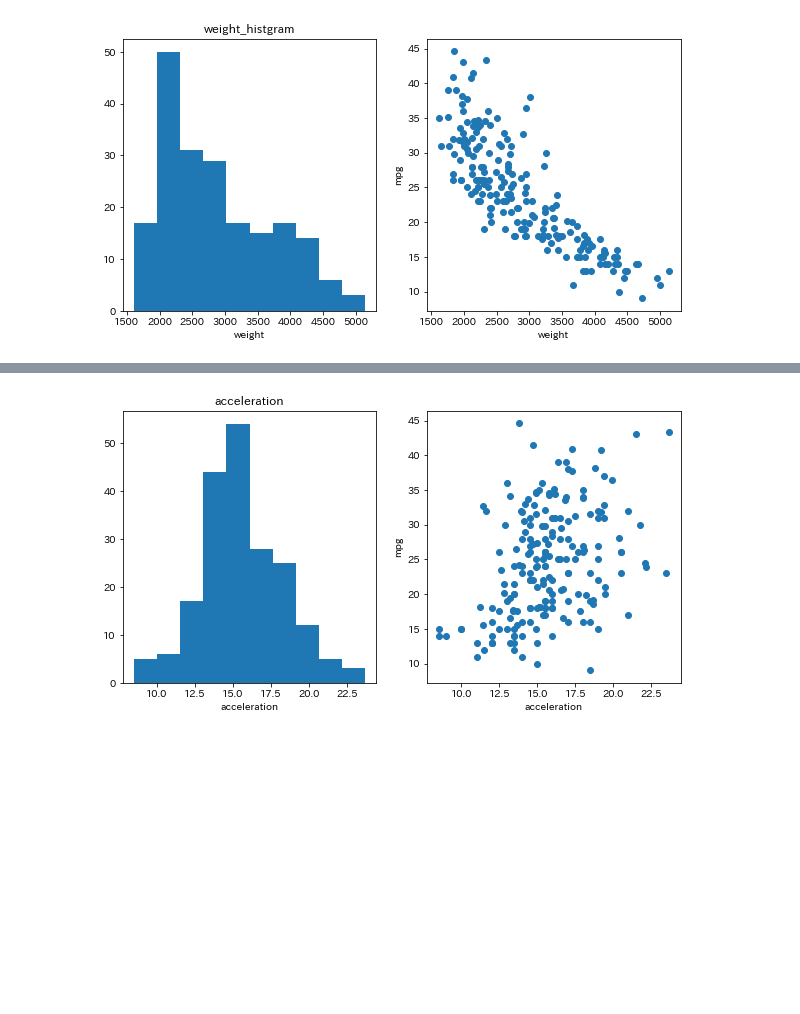
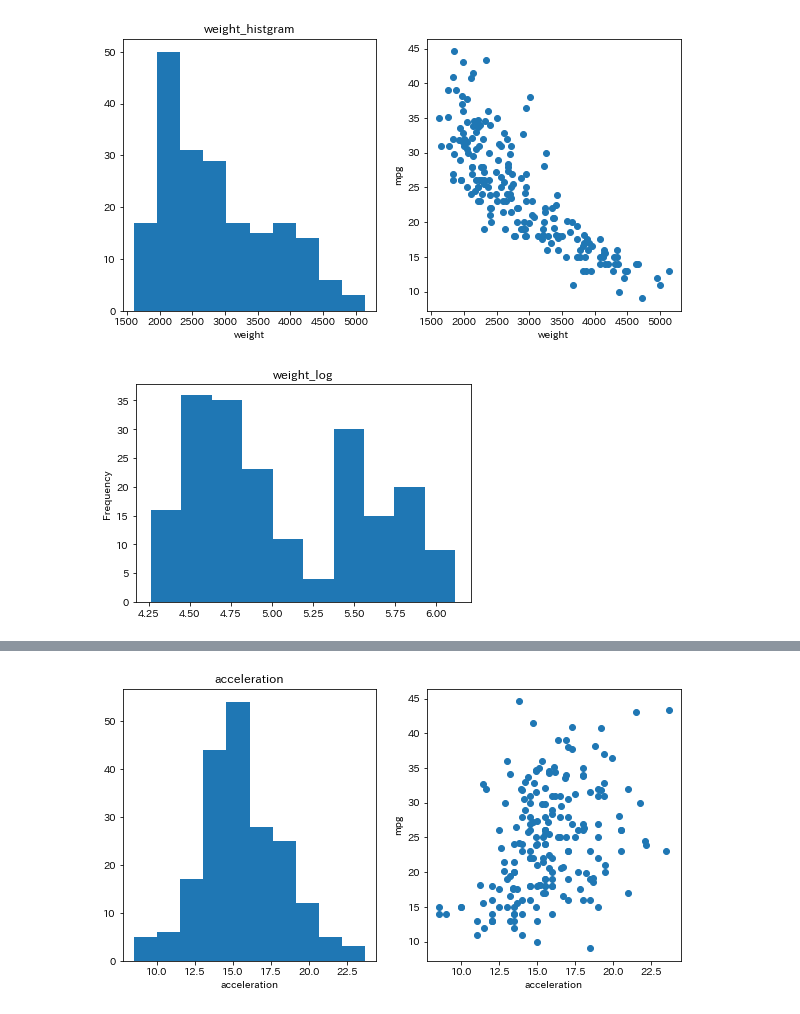
Before and after one commit to kotarott/signate_competition-01, a Jupyter notebook: model_automotive.ipynb, the cells around one changed output, grey strips where cells are left out. Cells and saved outputs as stored; diff of their text form; code cells hidden in the pictures; blank space fills up the shorter version.

```diff
--- a/model_automotive.ipynb
+++ b/model_automotive.ipynb
@@ -168,3 +157,10 @@ axes[1].set_ylabel("mpg")
 plt.show()
 # %% [output]
 [figure]
+# %%
+# weightの対数化
+data["weight_log"] = np.log(data["displacement"])
+data["weight_log"].plot.hist(title="weight_log")
+plt.show()
+# %% [output]
+[figure, added]
```
Also changed, not shown: parts of 20 cells of this notebook, 1 other file.
